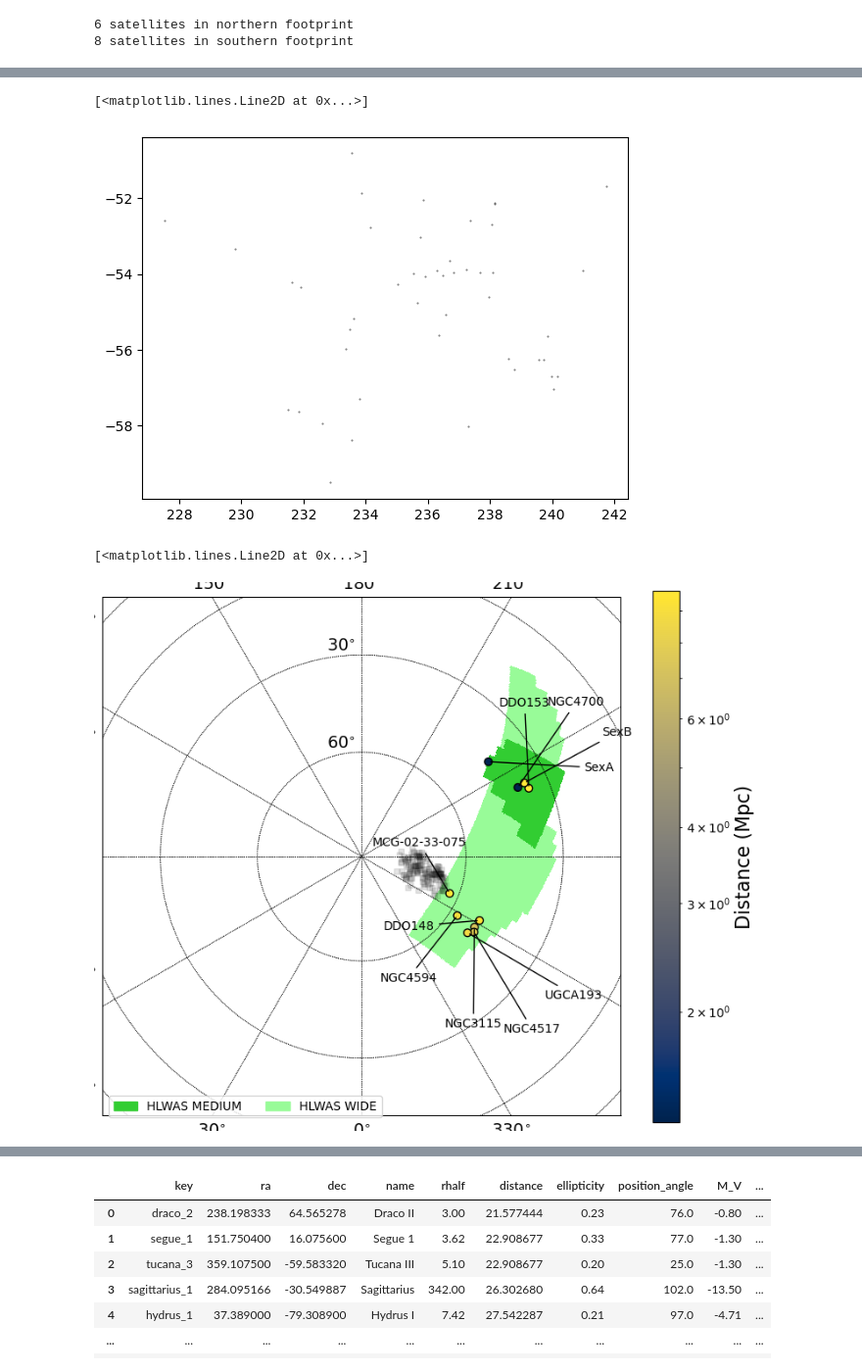
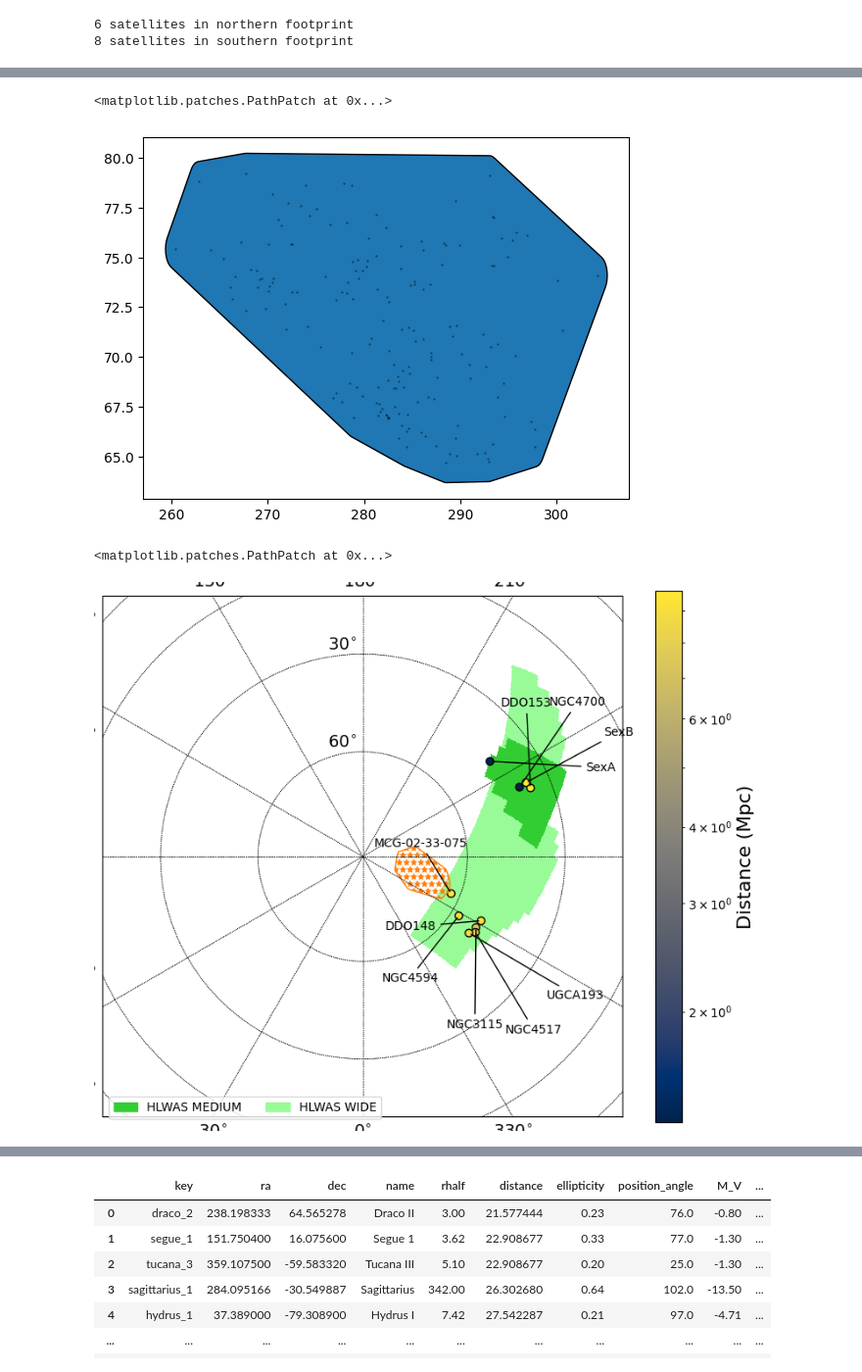
Before and after one commit to Dynamics-Penn/roman-nearfield, a Jupyter notebook: notebooks/ccs_footprints_nbgs.ipynb, the cells around one changed output, grey strips where cells are left out. Shown at 98% size. Cells and saved outputs as stored; diff of their text form; code cells hidden in the pictures.

Commit message:
Making Virgo and Fornax appear as convex hulls rather than scatter plots in both polar projections

```diff
--- a/notebooks/ccs_footprints_nbgs.ipynb
+++ b/notebooks/ccs_footprints_nbgs.ipynb
@@ -1,8 +1,10 @@
 # %%
+import pathlib
 import numpy as np
 import healpy as hp
 import skyproj
 import matplotlib.pyplot as plt
+import matplotlib.path as mpath
 import matplotlib.patches as mpatches
 from matplotlib.lines import Line2D
 import astropy.coordinates
@@ -10,6 +12,9 @@ from astropy import units as u
 from scipy import stats
 import galstreams #contains stream data
 %matplotlib inline
+
+CURRENT_DIR = pathlib.Path.cwd().resolve()
+DATA_DIR = CURRENT_DIR.parent / 'data'
 # %% [markdown]
 ## Functions
 # %%
@@ -300,7 +305,7 @@ nbglm_in_hlwas_north, nbglm_in_hlwas_south = select_satellites_in_footprint(comb
 # %%
 import pandas as pd
 
-virgo = pd.read_csv('../data/fnx_gals.csv')
+virgo = pd.read_csv(DATA_DIR / 'fnx_virgo_gals.csv')
 # %%
 from astropy import units as u
 from astropy.coordinates import SkyCoord
@@ -309 +314,24 @@ vgals=SkyCoord(virgo['RA-s'][virgo['Dec']>-10],virgo['Dec-s'][virgo['Dec']>-10])
 fgals = SkyCoord(virgo['RA-s'][virgo['Dec']<-10],virgo['Dec-s'][virgo['Dec']<-10])
+# %%
+from scipy.spatial import ConvexHull
+from shapely import Polygon
+
+vhull_buffer = 1.
+
+vhull = ConvexHull(np.vstack([vgals.galactic.l.deg, vgals.galactic.b.deg]).T)
+vhull.close()
+vhull_edges = vhull.points[vhull.vertices]
+vhull_poly = Polygon(vhull_edges)
+vhull_buffer_poly = vhull_poly.buffer(vhull_buffer, quad_segs=8)
+vhull_buffer_poly_edges = np.array(list(vhull_buffer_poly.boundary.coords))
+vhull_buffer_poly_path = vhull_buffer_poly_edges[np.arange(vhull_buffer_poly_edges.shape[0]+1) % vhull_buffer_poly_edges.shape[0]]
+
+fhull_buffer = 1.
+
+fhull = ConvexHull(np.vstack([fgals.galactic.l.deg, fgals.galactic.b.deg]).T)
+fhull.close()
+fhull_edges = fhull.points[fhull.vertices]
+fhull_poly = Polygon(fhull_edges)
+fhull_buffer_poly = fhull_poly.buffer(fhull_buffer, quad_segs=8)
+fhull_buffer_poly_edges = np.array(list(fhull_buffer_poly.boundary.coords))
+fhull_buffer_poly_path = fhull_buffer_poly_edges[np.arange(fhull_buffer_poly_edges.shape[0]+1) % fhull_buffer_poly_edges.shape[0]]
@@ -310,16 +346,20 @@ fgals = SkyCoord(virgo['RA-s'][virgo['Dec']<-10],virgo['Dec-s'][virgo['Dec']<-10
 # %%
-plt.plot(fgals.galactic.l.deg, fgals.galactic.b.deg,'.k',ms=1,alpha=0.5)
+plt.plot(vgals.galactic.l.deg, vgals.galactic.b.deg,'.k',ms=1,alpha=0.5)
+
+vhull_path = vhull_buffer_poly_path[np.arange(vhull_buffer_poly_path.shape[0]+1) % vhull_buffer_poly_path.shape[0]]
+plt.gca().add_patch(mpatches.PathPatch(mpath.Path(vhull_path)))
 # %% [output]
-[<matplotlib.lines.Line2D at 0x...>]
+<matplotlib.patches.PathPatch at 0x...>
-[figure, old version]
+[figure, new version]
 # %%
 fig_gal_N = plot_polar_projection(combined_map,nbgs,
                                            nbgs_in_hlwas_north,
                                            'N',
                                            glabels=nbgs['Gal. Name    '][nbgs_in_hlwas_north])
-fig_gal_N.gca().plot(vgals.galactic.l.deg, vgals.galactic.b.deg,'sk',ms=5,alpha=0.1)
+# fig_gal_N.gca().plot(vgals.galactic.l.deg, vgals.galactic.b.deg,'sk',ms=5,alpha=0.1)
+fig_gal_N.gca().add_patch(mpatches.PathPatch(mpath.Path(fig_gal_N.gca().projection.transform_points(*tuple(vhull_buffer_poly_path.T))), facecolor='tab:orange', edgecolor="tab:orange", fill=False, hatch='**'))
 # %% [output]
-[<matplotlib.lines.Line2D at 0x...>]
+<matplotlib.patches.PathPatch at 0x...>
-[figure, old version]
+[figure, new version]
 # %%
 fig_gal_S = plot_polar_projection(combined_map,nbgs,nbgs_in_hlwas_south,'S',glabels=nbgs['Gal. Name    '][nbgs_in_hlwas_south])
```
Also changed, not shown: parts of 9 cells of this notebook.
